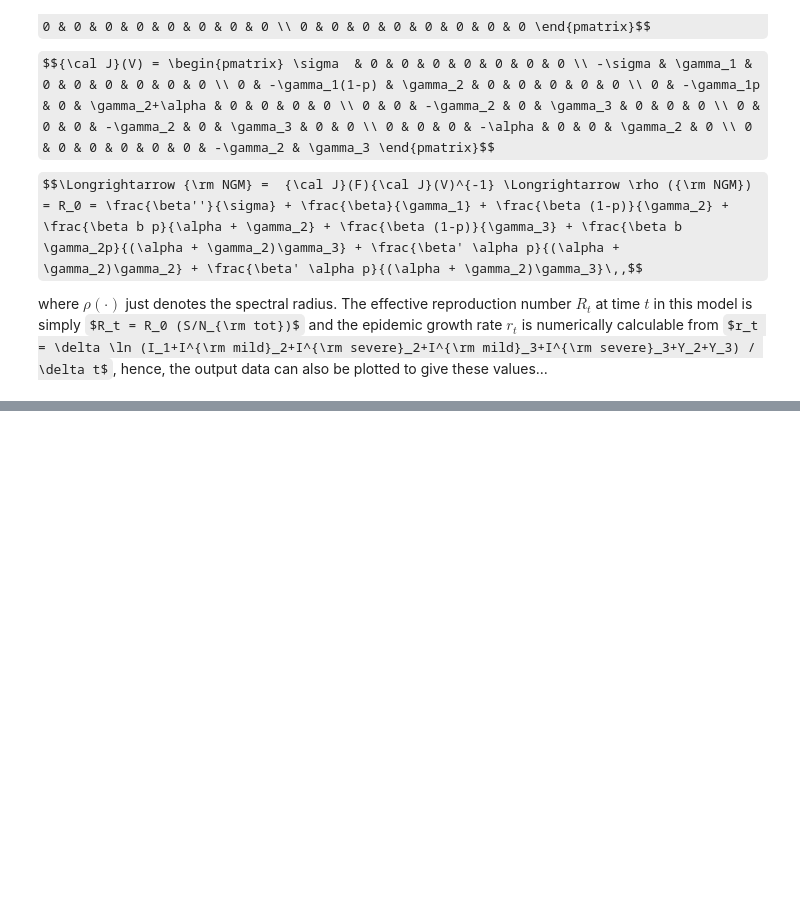
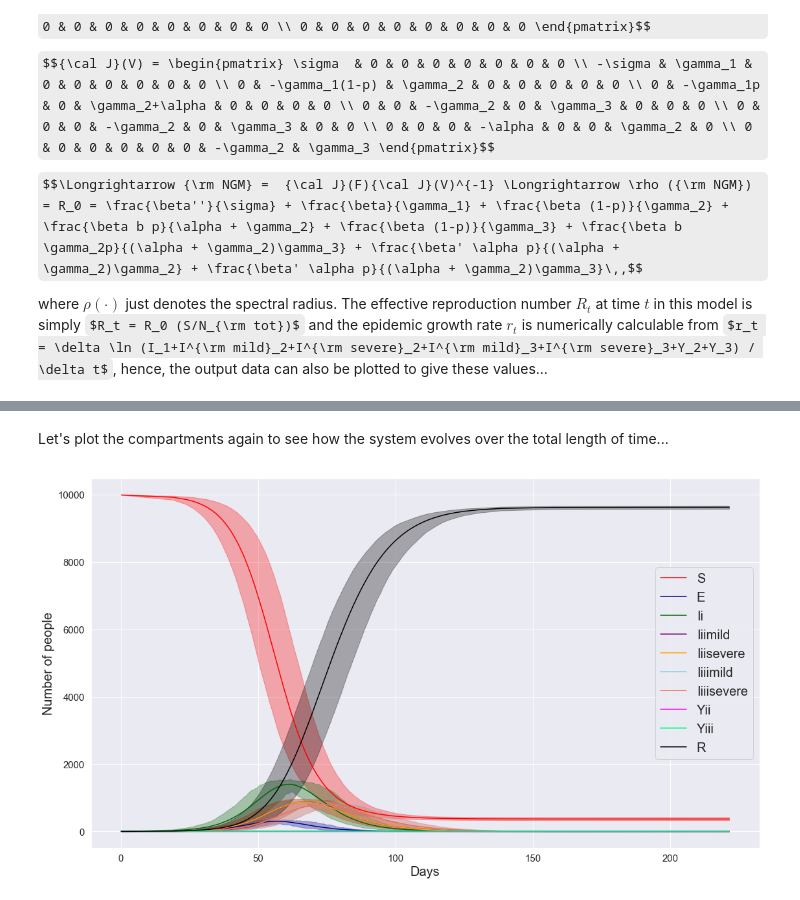
Before and after one commit to umbralcalc/covid-simple, a Jupyter notebook: covid-simple.ipynb, the cells around one changed output, grey strips where cells are left out. Saved outputs shown, nothing was run; the diff lists cells and outputs as text; code cells hidden in the pictures; some formulas as TeX source; blank space fills up the shorter version.

```diff
--- a/covid-simple.ipynb
+++ b/covid-simple.ipynb
@@ -285,0 +310,27 @@ merged_df_post = merged_df_post.set_index('t')
+# %% [markdown]
+Let's plot the compartments again to see how the system evolves over the total length of time...
+# %%
+# The number of points to skip per value to make plotting faster
+plot_every_n = 100
+# Loop over all compartments of the model and plot on the same axes
+for lab, col in zip(['S', 'E', 'Ii', 'Iiimild', 'Iiisevere', 'Iiiimild', 'Iiiisevere', 'Yii', 'Yiii', 'R'],
+       ['red','darkblue','darkgreen','purple','orange','skyblue','tomato','magenta','springgreen','black']):
+    # Compute mean and credible limits
+    df = merged_df[[lab+'_'+str(r) for r in range(0,nreals)]]
+    df_mean = df.iloc[::plot_every_n, :].mean(axis=1)
+    df_lowerCL = df.iloc[::plot_every_n, :].quantile(0.025,axis=1)
+    df_upperCL = df.iloc[::plot_every_n, :].quantile(0.975,axis=1)
+    # Plot the mean and credible limits in each case
+    plt.plot(merged_df.index[::plot_every_n],df_mean.values,color=col,label=lab)
+    plt.fill_between(merged_df.index[::plot_every_n],df_lowerCL.values,df_upperCL.values,color=col,alpha=0.3)
+# Name axes and rescale plot
+axes = plt.gca()
+axes.set_ylabel('Number of people',fontsize=20)
+axes.set_xlabel('Days',fontsize=20)
+axes.tick_params(labelsize=15)
+fig = plt.gcf()
+fig.set_size_inches(18.5, 10.5)
+plt.legend(fontsize=20)
+plt.show()
+# %% [output]
+[figure, added]
```
Also changed, not shown: parts of 5 cells of this notebook.
